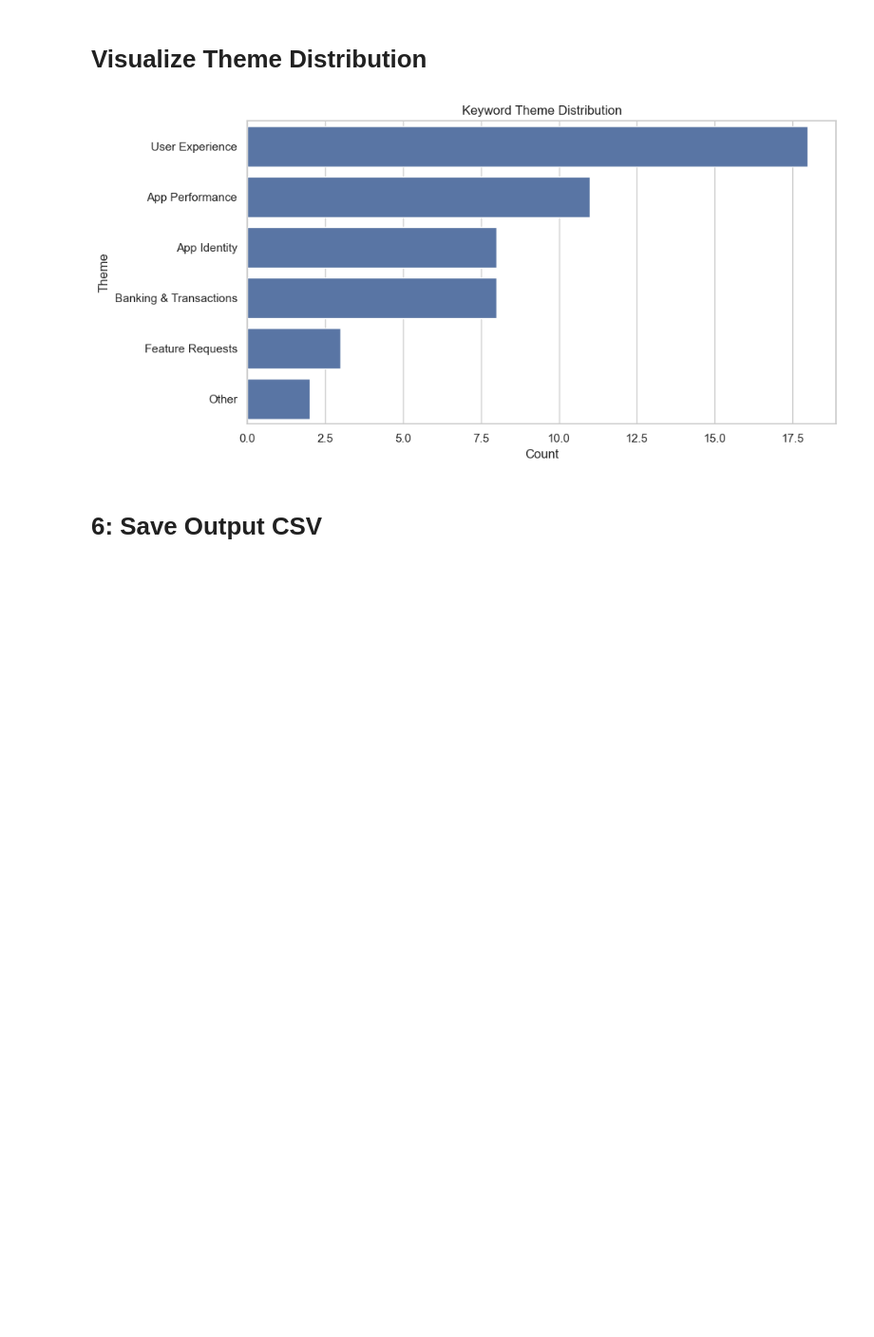
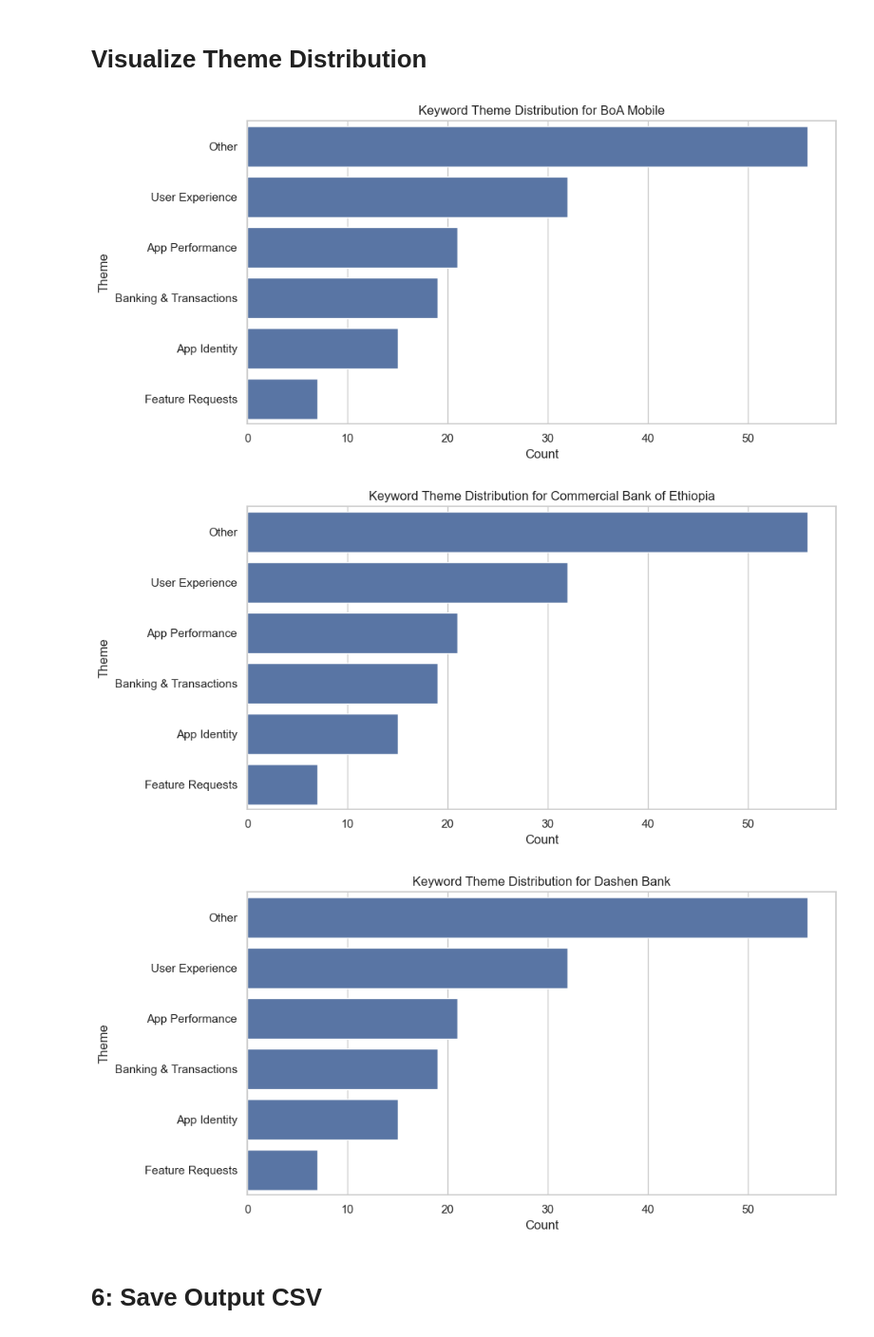
Before and after one commit to OliyadTeshome/Customer-Experience-Analytics-for-Ethiopian-Top-3-Banking-Apps, a Jupyter notebook: notebooks/3_sentiment_and_keywords.ipynb, the cells around one changed output. Shown at 95% size. Cells and saved outputs as stored; diff of their text form; code cells hidden in the pictures; blank space fills up the shorter version.

```diff
--- a/notebooks/3_sentiment_and_keywords.ipynb
+++ b/notebooks/3_sentiment_and_keywords.ipynb
@@ -167,22 +237,2 @@ keywords_df.head()
 # %% [markdown]
 # Top Keyword Visualization (Bar Chart)
-# %%
-import matplotlib.pyplot as plt
-import seaborn as sns
-
-# Top N keywords to visualize
-TOP_N = 20
-top_keywords = keywords_df.head(TOP_N)
-
-plt.figure(figsize=(10, 6))
-sns.barplot(
-    data=top_keywords,
-    y='keyword',
-    x='score',
-    palette='Blues_d'
-)
-plt.title(f"Top {TOP_N} Keywords by TF-IDF Score")
-plt.xlabel("TF-IDF Score")
-plt.ylabel("Keyword")
-plt.tight_layout()
-plt.show()
@@ -197,7 +383,7 @@ Passing `palette` without assigning `hue` is deprecated and will be removed in v
 from themes import assign_themes_to_keywords
 
 # Assign themes
-keywords_with_themes = assign_themes_to_keywords(keywords_df)
+keywords_with_themes = assign_themes_to_keywords(all_keywords_df)
 
 # Preview
 keywords_with_themes.head()
@@ -211,15 +430,21 @@ keywords_with_themes.head()
 # %% [markdown]
 # Visualize Theme Distribution
 # %%
-plt.figure(figsize=(10, 5))
-sns.countplot(data=keywords_with_themes, y='theme', order=keywords_with_themes['theme'].value_counts().index)
-plt.title("Keyword Theme Distribution")
-plt.xlabel("Count")
-plt.ylabel("Theme")
-plt.tight_layout()
-plt.show()
+banks = keywords_with_themes['app_name'].unique()  # get all unique bank names
+
+for bank in banks:
+    plt.figure(figsize=(10, 5))
+    bank_data = keywords_with_themes[keywords_with_themes['app_name'] == bank]
+    sns.countplot(data=keywords_with_themes, y='theme', order=keywords_with_themes['theme'].value_counts().index)
+    plt.title(f"Keyword Theme Distribution for {bank}")
+    plt.xlabel("Count")
+    plt.ylabel("Theme")
+    plt.tight_layout()
+    plt.show()
 # %% [output]
-[figure, old version]
+[figure, new version]
+[figure, added]
+[figure, added]
 # %% [markdown]
 # 6: Save Output CSV
 # %%
```
Also changed, not shown: parts of 18 cells of this notebook, 1 other file.
